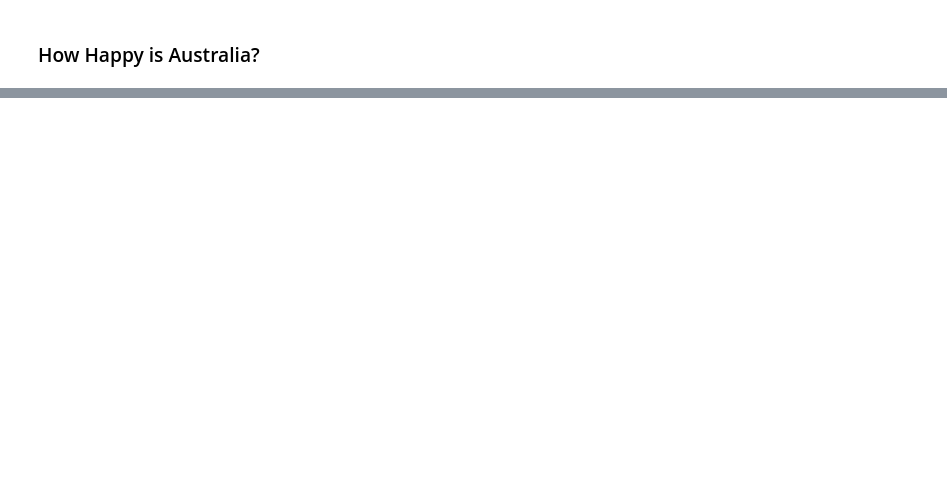
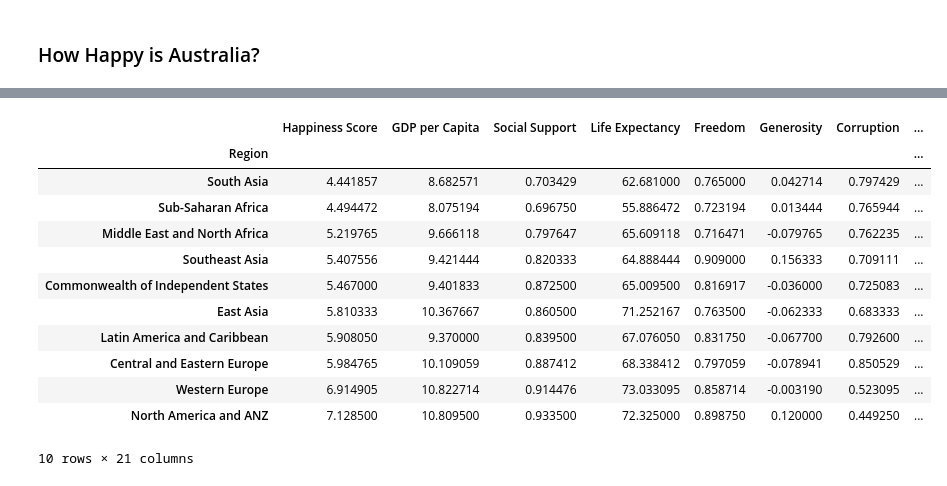
Before and after one commit to jfaccioli/happiness-project, a Jupyter notebook: Data Exploration and Clean.ipynb, the cells around one changed output, grey strips where cells are left out. Drawn from its saved outputs; the diff is of its cells as text; code cells hidden in the pictures; blank space fills up the shorter version.

```diff
--- a/Data Exploration and Clean.ipynb
+++ b/Data Exploration and Clean.ipynb
@@ -392,13 +519,27 @@ afghanistan_happiness
 # %%
 # Group the average scores of final_df dataframe by Region
 avg_scores_region = final_df.groupby(["Region"]).mean()
 avg_scores_region = avg_scores_region.sort_values(['Happiness Score'])
 
 # Write to csv
-avg_scores_region.to_csv("Data/Final Dataframes/avg_scores_region.csv", index=False)
+avg_scores_region.to_csv("Data/Final Dataframes/avg_scores_region.csv", index=True)
 
 # Show avg_scores_region dataframe
 avg_scores_region
+# %% [output]
+|  | Happiness Score | GDP per Capita | Social Support | Life Expectancy | Freedom | Generosity | Corruption | ... |
+| Region |  |  |  |  |  |  |  | ... |
+| South Asia | 4.441857 | 8.682571 | 0.703429 | 62.681000 | 0.765000 | 0.042714 | 0.797429 | ... |
+| Sub-Saharan Africa | 4.494472 | 8.075194 | 0.696750 | 55.886472 | 0.723194 | 0.013444 | 0.765944 | ... |
+| Middle East and North Africa | 5.219765 | 9.666118 | 0.797647 | 65.609118 | 0.716471 | -0.079765 | 0.762235 | ... |
+| Southeast Asia | 5.407556 | 9.421444 | 0.820333 | 64.888444 | 0.909000 | 0.156333 | 0.709111 | ... |
+| Commonwealth of Independent States | 5.467000 | 9.401833 | 0.872500 | 65.009500 | 0.816917 | -0.036000 | 0.725083 | ... |
+| East Asia | 5.810333 | 10.367667 | 0.860500 | 71.252167 | 0.763500 | -0.062333 | 0.683333 | ... |
+| Latin America and Caribbean | 5.908050 | 9.370000 | 0.839500 | 67.076050 | 0.831750 | -0.067700 | 0.792600 | ... |
+| Central and Eastern Europe | 5.984765 | 10.109059 | 0.887412 | 68.338412 | 0.797059 | -0.078941 | 0.850529 | ... |
+| Western Europe | 6.914905 | 10.822714 | 0.914476 | 73.033095 | 0.858714 | -0.003190 | 0.523095 | ... |
+| North America and ANZ | 7.128500 | 10.809500 | 0.933500 | 72.325000 | 0.898750 | 0.120000 | 0.449250 | ... |
+10 rows × 21 columns
 # %%
 # Set variable holding happiness_data in time, per country
 happiness_map_time = happiness_time_final[['Year', 'Country', 'Happiness Score']]
```
Also changed, not shown: parts of 12 cells of this notebook, 4 other files.
